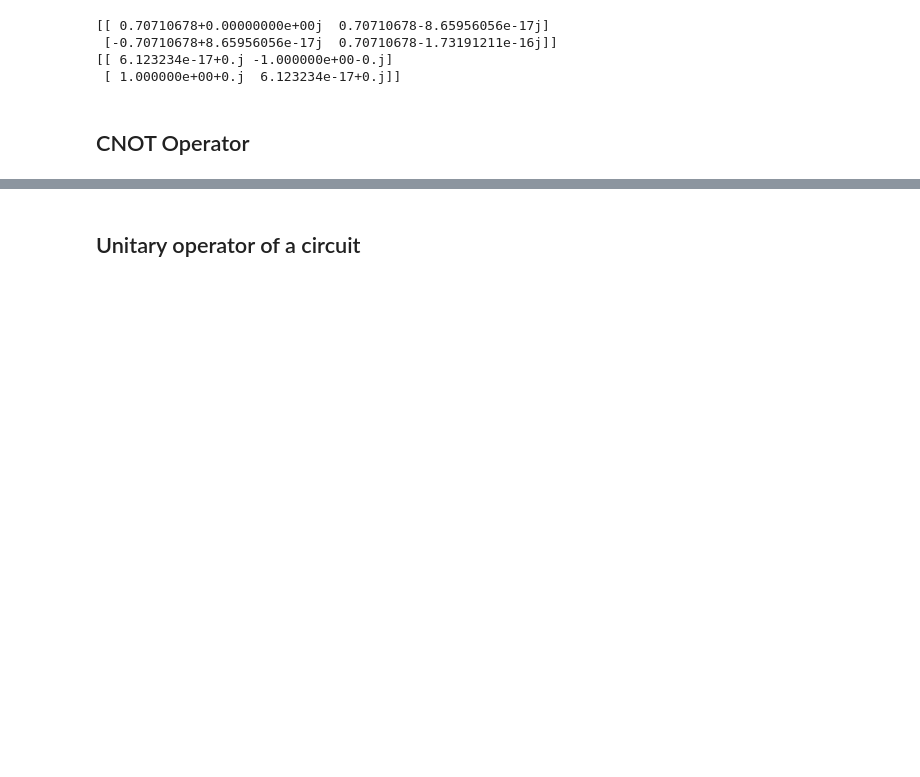
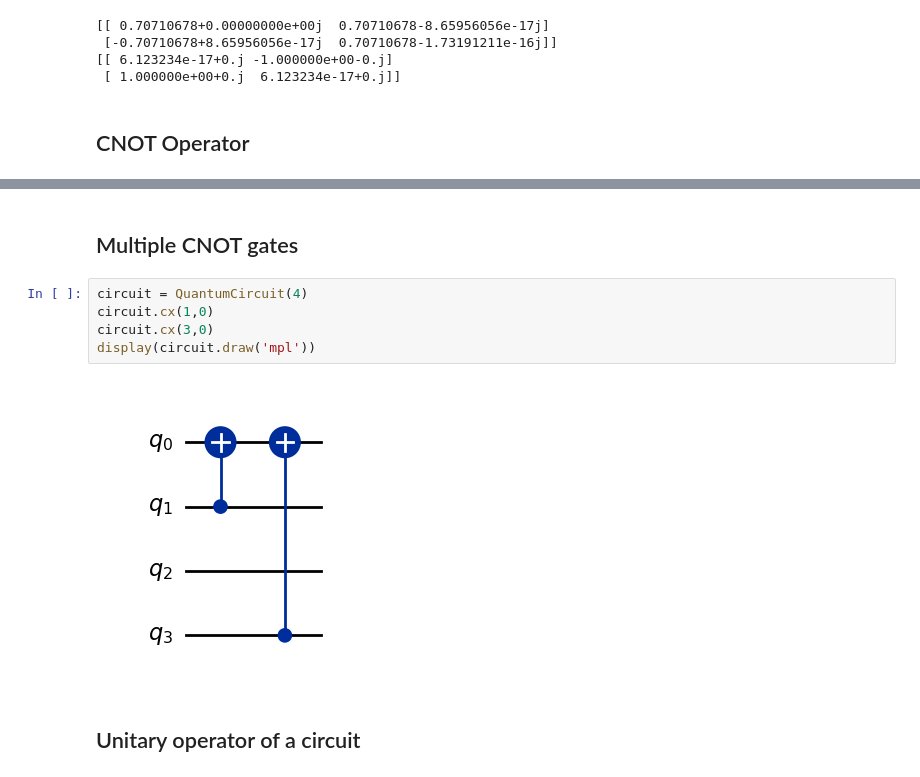
Before and after one commit to UW-ERSL/AppliedQC, a Jupyter notebook: Chapter09_QuantumCircuits_notebook.ipynb, the cells around one changed output, grey strips where cells are left out. Saved outputs shown, nothing was run; the diff lists cells and outputs as text; blank space fills up the shorter version.

```diff
--- a/Chapter09_QuantumCircuits_notebook.ipynb
+++ b/Chapter09_QuantumCircuits_notebook.ipynb
@@ -102,3 +109,12 @@ Counts: {'11': 482, '00': 518}
+# %% [markdown]
+## Multiple CNOT gates
+# %%
+circuit = QuantumCircuit(4)
+circuit.cx(1,0)
+circuit.cx(3,0)
+display(circuit.draw('mpl'))
+# %% [output]
+[figure, added]
 # %% [markdown]
 ## Unitary operator of a circuit
 # %%
```
Also changed, not shown: parts of 27 cells of this notebook, 16 other files.
